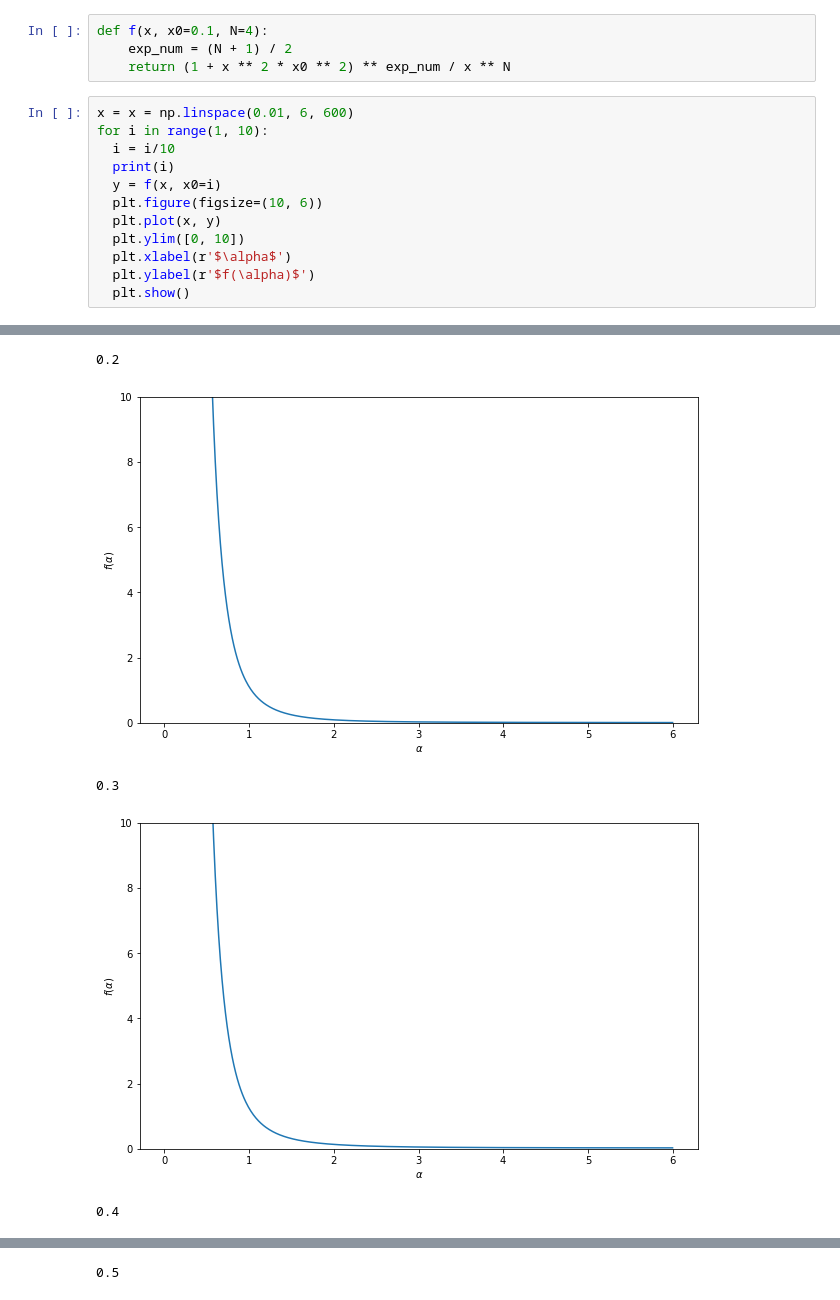
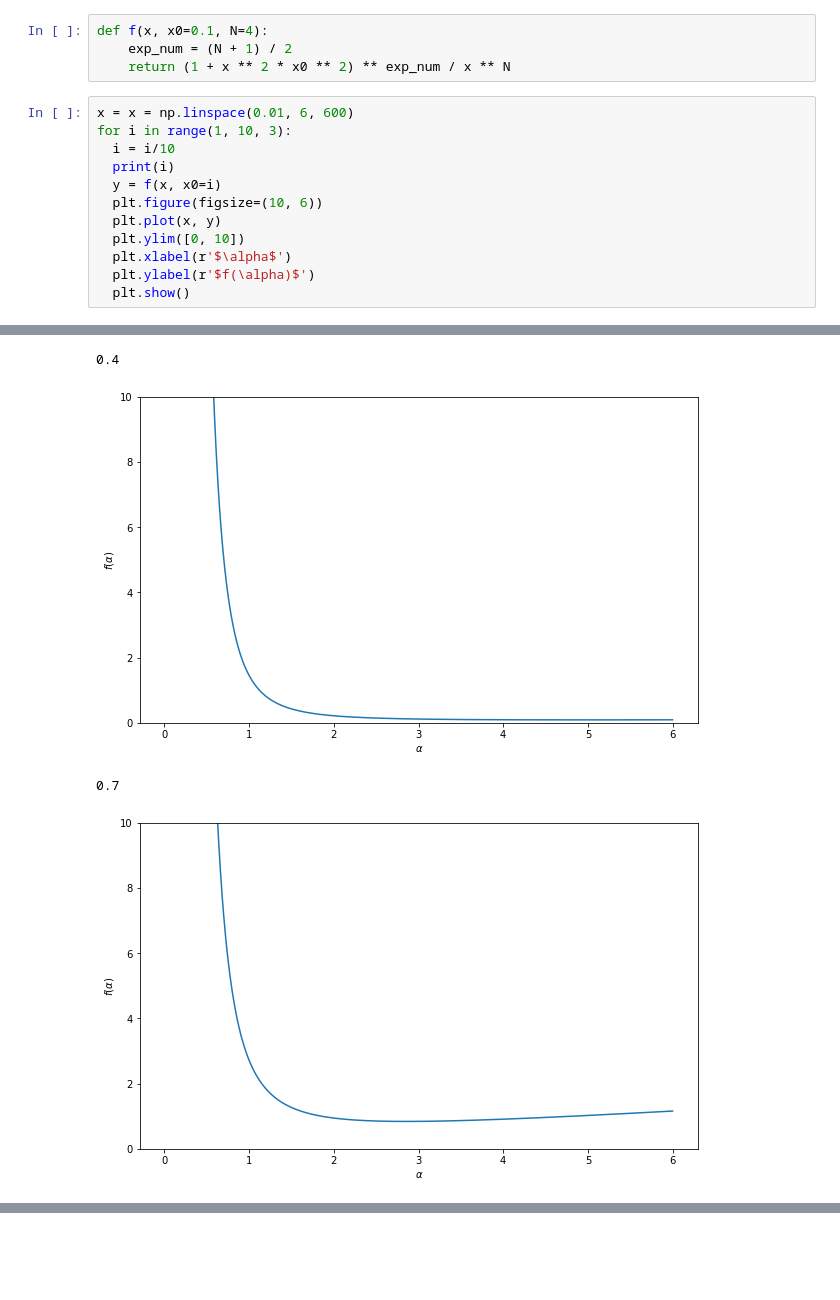
Before and after one commit to yubocai-poly/Reachability-Problem-of-ODE, a Jupyter notebook: Reachability/evaluation/Quadra_exmaple/numerical_optimi.ipynb, the cells around one changed output, grey strips where cells are left out. Saved outputs shown, nothing was run; the diff lists cells and outputs as text; blank space fills up the shorter version.

```diff
--- a/Reachability/evaluation/Quadra_exmaple/numerical_optimi.ipynb
+++ b/Reachability/evaluation/Quadra_exmaple/numerical_optimi.ipynb
@@ -22,21 +24,20 @@ def f(x, x0=0.1, N=4):
     return (1 + x ** 2 * x0 ** 2) ** exp_num / x ** N
 # %%
 x = x = np.linspace(0.01, 6, 600)
-for i in range(1, 10):
+for i in range(1, 10, 3):
   i = i/10
   print(i)
   y = f(x, x0=i)
   plt.figure(figsize=(10, 6))
   plt.plot(x, y)
   plt.ylim([0, 10])
   plt.xlabel(r'$\alpha$')
   plt.ylabel(r'$f(\alpha)$')
   plt.show()
 # %% [output]
 0.1
 [figure]
-0.2
+0.4
-[figure, old version]
+[figure, new version]
-0.3
+0.7
-[figure, old version]
+[figure, new version]
-0.4
@@ -44 +43,0 @@ for i in range(1, 10):
-0.5
```
Also changed, not shown: parts of 9 cells of this notebook, 1 other file.
